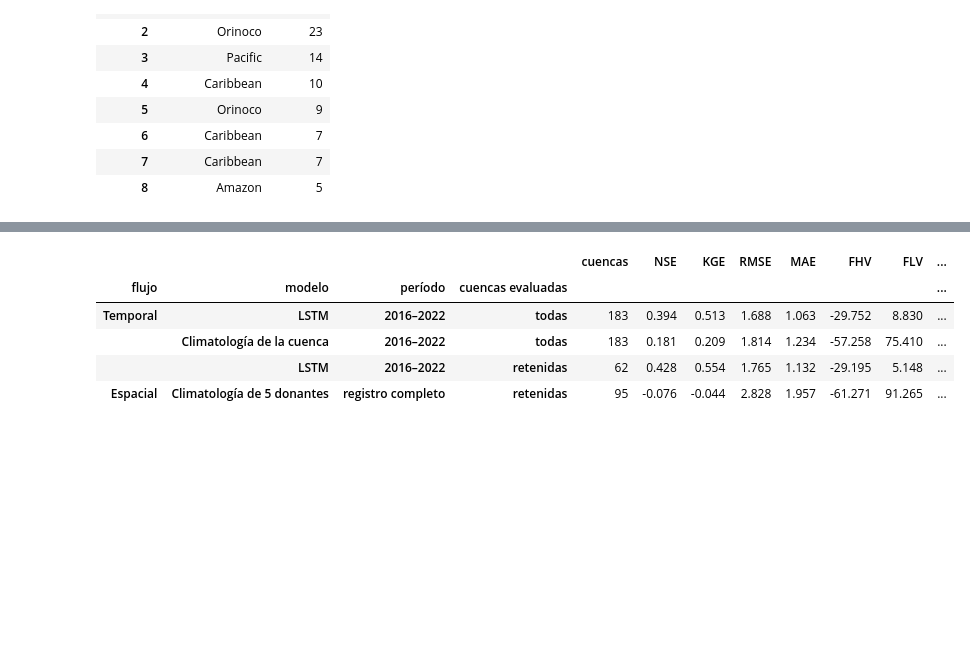
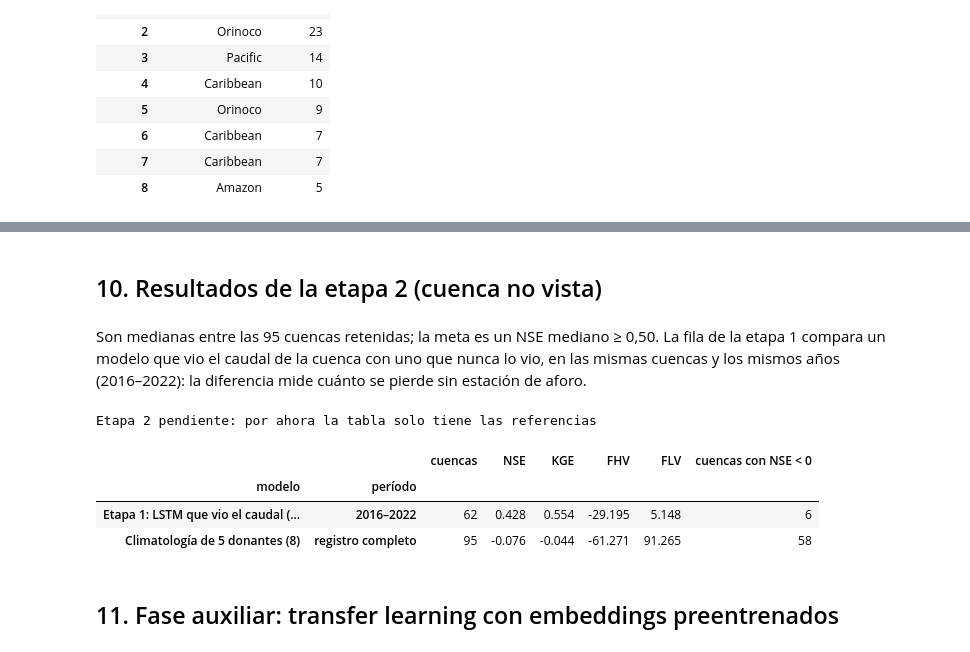
Before and after one commit to leodie1615/Proyecto-final-ADL, a Jupyter notebook: proyecto-final-modelado.ipynb, the cells around one changed output, grey strips where cells are left out. Saved outputs shown, nothing was run; the diff lists cells and outputs as text; code cells hidden in the pictures; blank space fills up the shorter version.

```diff
--- a/proyecto-final-modelado.ipynb
+++ b/proyecto-final-modelado.ipynb
@@ -2273,42 +1774,44 @@ Medianas entre cuencas por flujo, modelo y período. Las filas del LSTM aparecen
+# %% [markdown]
+## 10. Resultados de la etapa 2 (cuenca no vista)
+# %% [markdown]
+Son medianas entre las 95 cuencas retenidas; la meta es un NSE mediano ≥ 0,50. La fila de la etapa 1 compara un modelo que vio el caudal de la cuenca con uno que nunca lo vio, en las mismas cuencas y los mismos años (2016–2022): la diferencia mide cuánto se pierde sin estación de aforo.
 # %%
 cuencas_retenidas = set(cuenca_sistema.loc[cuenca_sistema["particion"] > 0, "gauge_id"])
 
 
 def solo(series, conjunto):
     return {c: df for c, df in series.items() if c in conjunto}
 
 
 def mismos_dias(series, referencia):
     """Recorta `series` a los días en que el LSTM (`referencia`) tiene simulación. Sin referencia, no cambia nada."""
     if not referencia:
         return series
     return {c: df[referencia[c]["sim"].reindex(df.index).notna()] for c, df in series.items() if c in referencia}
 
 
-filas_resultados = {
-    ("Temporal", "LSTM", "2016–2022", "todas"): (series_temporal, INICIO_TEST, FIN_TEST),
-    ("Temporal", "Climatología de la cuenca", "2016–2022", "todas"):
-        (mismos_dias(base_temporal, series_temporal), INICIO_TEST, FIN_TEST),
-    ("Temporal", "LSTM", "2016–2022", "retenidas"): (solo(series_temporal, cuencas_retenidas), INICIO_TEST, FIN_TEST),
-    ("Espacial", "LSTM", "2016–2022", "retenidas"): (series_espacial, INICIO_TEST, FIN_TEST),
-    ("Espacial", "LSTM", "registro completo", "retenidas"): (series_espacial, None, None),
-    ("Espacial", f"Climatología de {N_DONANTES} donantes", "registro completo", "retenidas"):
-        (mismos_dias(base_espacial, series_espacial), None, None),
+filas_espacial = {
+    ("Etapa 1: LSTM que vio el caudal (6.1)", "2016–2022"): (solo(series_temporal, cuencas_retenidas), INICIO_TEST, FIN_TEST),
+    ("Etapa 2: LSTM", "2016–2022"): (series_espacial, INICIO_TEST, FIN_TEST),
+    ("Etapa 2: LSTM", "registro completo"): (series_espacial, None, None),
+    (f"Climatología de {N_DONANTES} donantes (8)", "registro completo"): (mismos_dias(base_espacial, series_espacial), None, None),
 }
-resultados = {}
-for clave, (series, desde, hasta) in filas_resultados.items():
-    tabla_cuencas = metricas(series, desde, hasta) if series else pd.DataFrame()
-    if len(tabla_cuencas):
-        resultados[clave] = resumir(tabla_cuencas)
-resultados = pd.DataFrame(resultados).T.rename_axis(["flujo", "modelo", "período", "cuencas evaluadas"])
-resultados["cuencas"] = resultados["cuencas"].astype(int)
-resultados["cuencas con NSE < 0"] = resultados["cuencas con NSE < 0"].astype(int)
-resultados
+resultados_espacial = {}
+for clave, (series, desde, hasta) in filas_espacial.items():
+    t = metricas(series, desde, hasta) if series else pd.DataFrame()
+    if len(t):
+        resultados_espacial[clave] = resumir(t)[["cuencas", "NSE", "KGE", "FHV", "FLV", "cuencas con NSE < 0"]]
+resultados_espacial = (pd.DataFrame(resultados_espacial).T.rename_axis(["modelo", "período"])
+                       .astype({"cuencas": int, "cuencas con NSE < 0": int}))
+if not series_espacial:
+    print("Etapa 2 pendiente: por ahora la tabla solo tiene las referencias")
+display(resultados_espacial)
 # %% [output]
+Etapa 2 pendiente: por ahora la tabla solo tiene las referencias
-|  |  |  |  | cuencas | NSE | KGE | RMSE | MAE | FHV | FLV | ... |
-| flujo | modelo | período | cuencas evaluadas |  |  |  |  |  |  |  | ... |
-| Temporal | LSTM | 2016–2022 | todas | 183 | 0.394 | 0.513 | 1.688 | 1.063 | -29.752 | 8.830 | ... |
-|  | Climatología de la cuenca | 2016–2022 | todas | 183 | 0.181 | 0.209 | 1.814 | 1.234 | -57.258 | 75.410 | ... |
-|  | LSTM | 2016–2022 | retenidas | 62 | 0.428 | 0.554 | 1.765 | 1.132 | -29.195 | 5.148 | ... |
-| Espacial | Climatología de 5 donantes | registro completo | retenidas | 95 | -0.076 | -0.044 | 2.828 | 1.957 | -61.271 | 91.265 | ... |
+|  |  | cuencas | NSE | KGE | FHV | FLV | cuencas con NSE < 0 |
+| modelo | período |  |  |  |  |  |  |
+| Etapa 1: LSTM que vio el caudal (... | 2016–2022 | 62 | 0.428 | 0.554 | -29.195 | 5.148 | 6 |
+| Climatología de 5 donantes (8) | registro completo | 95 | -0.076 | -0.044 | -61.271 | 91.265 | 58 |
+# %% [markdown]
+## 11. Fase auxiliar: transfer learning con embeddings preentrenados
 # %% [markdown]
```
Also changed, not shown: parts of 71 cells of this notebook, 2 other files.
